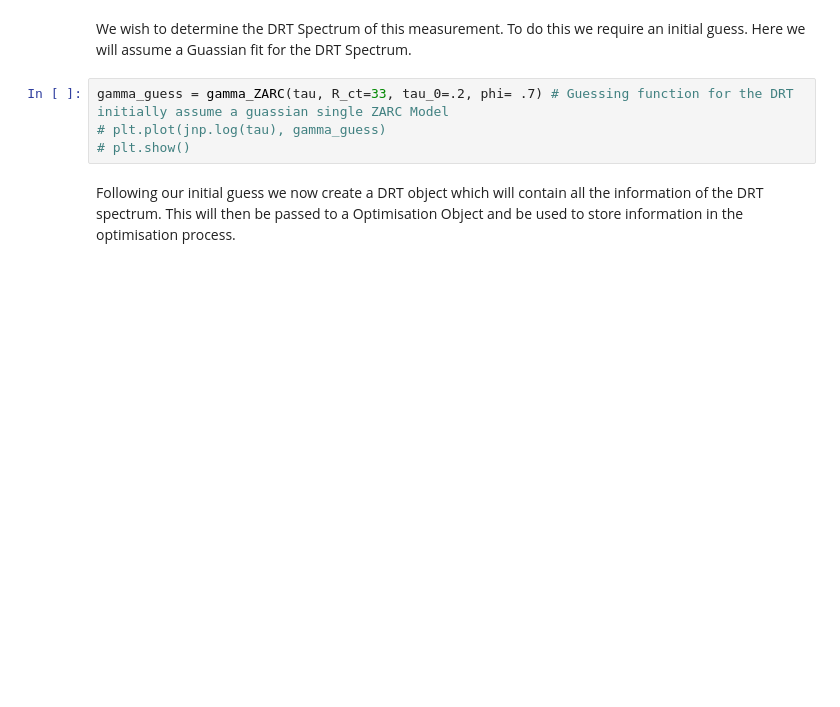
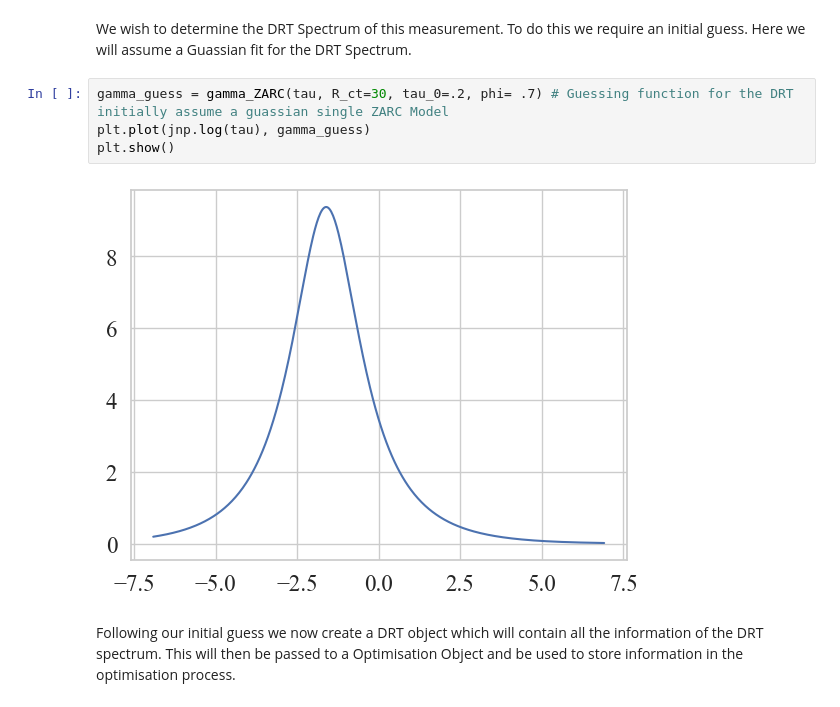
Before and after one commit to murphytarra/nanodrt, a Jupyter notebook: demo_notebook.ipynb, the cells around one changed output. Drawn from its saved outputs; the diff is of its cells as text; blank space fills up the shorter version.

```diff
--- a/demo_notebook.ipynb
+++ b/demo_notebook.ipynb
@@ -43,9 +51,11 @@ plt.show()
 # %% [markdown]
 We wish to determine the DRT Spectrum of this measurement. To do this we require an initial guess. Here we will assume a Guassian fit for the DRT Spectrum.
 # %%
-gamma_guess = gamma_ZARC(tau, R_ct=33, tau_0=.2, phi= .7) # Guessing function for the DRT initially assume a guassian single ZARC Model
-# plt.plot(jnp.log(tau), gamma_guess)
-# plt.show()
+gamma_guess = gamma_ZARC(tau, R_ct=30, tau_0=.2, phi= .7) # Guessing function for the DRT initially assume a guassian single ZARC Model
+plt.plot(jnp.log(tau), gamma_guess)
+plt.show()
+# %% [output]
+[figure, added]
 # %% [markdown]
 Following our initial guess we now create a DRT object which will contain all the information of the DRT spectrum. This will then be passed to a Optimisation Object and be used to store information in the optimisation process.
 # %%
```
Also changed, not shown: parts of 6 cells of this notebook, 28 other files.
